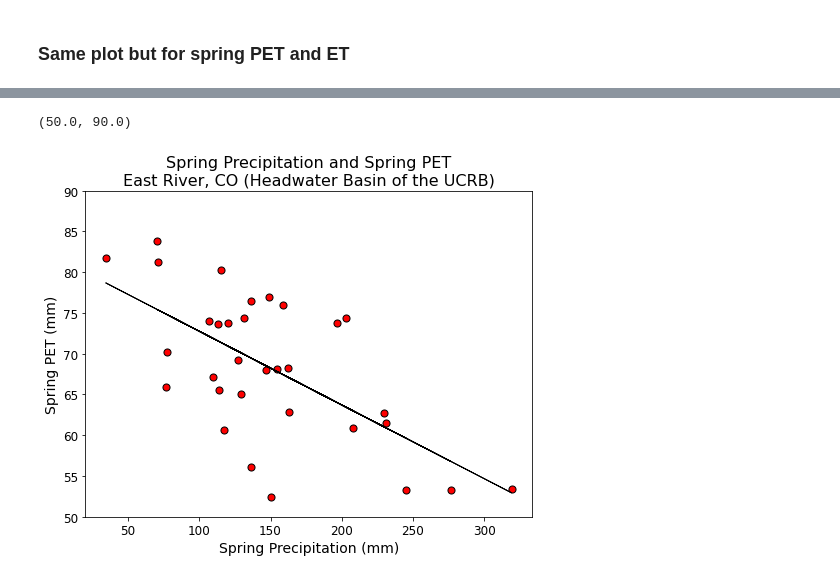
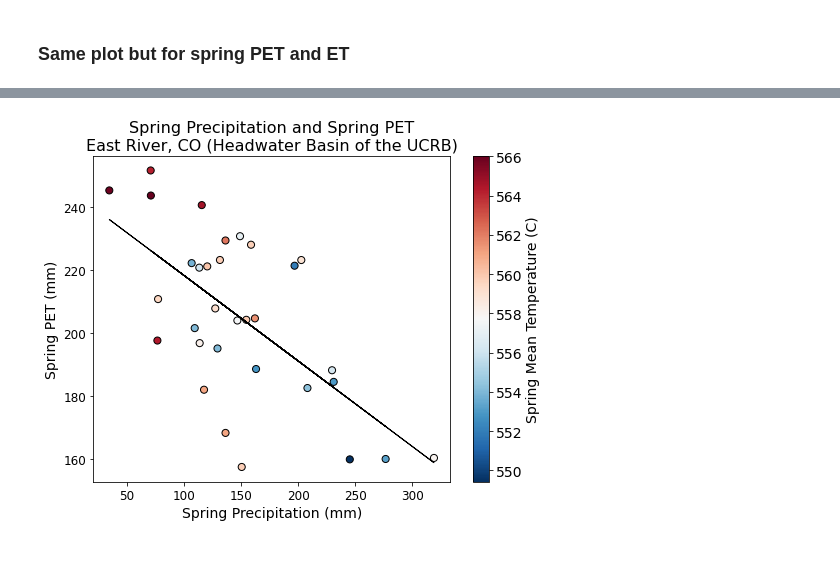
Before and after one commit to dlhogan97/Spring-Precipitation-Effect-CO-River, a Jupyter notebook: notebooks/Upper_CO_Analysis/notebooks/ucr_basin_et.ipynb, the cells around one changed output, grey strips where cells are left out. Cells and saved outputs as stored; diff of their text form; code cells hidden in the pictures.

```diff
--- a/notebooks/Upper_CO_Analysis/notebooks/ucr_basin_et.ipynb
+++ b/notebooks/Upper_CO_Analysis/notebooks/ucr_basin_et.ipynb
@@ -140,7 +153,9 @@ for year in range(1987,2021):
     # add ppt to df with measuuremnet = ppt and month going from 10,11,12,1,2,3,4,5,6,7,8,9
     df = pd.concat([df,
                     pd.DataFrame({'value':pet,'variable':'pet','month':[10,11,12,1,2,3,4,5,6,7,8,9],'year':year}),
-                    pd.DataFrame({'value':ppt,'variable':'ppt','month':[10,11,12,1,2,3,4,5,6,7,8,9],'year':year})],ignore_index=True)
+                    pd.DataFrame({'value':ppt,'variable':'ppt','month':[10,11,12,1,2,3,4,5,6,7,8,9],'year':year}),
+                    pd.DataFrame({'value':t.values,'variable':'t','month':[10,11,12,1,2,3,4,5,6,7,8,9],'year':year})],
+                    ignore_index=True)
 # %% [output]
 Processing year 1987...
 Processing year 1988...
@@ -168,19 +266,30 @@ df.to_csv('../data/etdata/east_river_pet_wrf.csv')
 # %%
 fig, ax = plt.subplots(figsize=(8,6))
 # create the pivot table for spring conditions
 spring_totals = df[df['month'].isin([4,5,6])].pivot_table(index='year',columns='variable',values='value',aggfunc='sum').loc[1989:]
+spring_total_temp = df[df['month'].isin([4,5,6])].pivot_table(index='year',columns='variable',values='value',aggfunc='mean').loc[1989:]
 # from the pivot table plot spring precipitation against spring pet
-ax.scatter(spring_totals['ppt'],spring_totals['pet'],color='red',s=50, ec='k')
+cax = ax.scatter(spring_totals.ppt,
+           spring_totals.pet*3,
+           c=spring_totals.t-273.15,
+           cmap='RdBu_r',
+           s=50,
+           ec='k')
+# add a colorbar
+cbar = plt.colorbar(cax)
+cbar.set_label('Spring Mean Temperature (C)',fontsize=14)
+# increase the ticklabel size for the colorbar
+cbar.ax.tick_params(labelsize=14)
 # add a best fit line with r2 in the legend
-m, b = np.polyfit(spring_totals['ppt'],spring_totals['pet'], 1)
-ax.plot(spring_totals['ppt'], m*spring_totals['ppt'] + b, '-', color='k', linewidth=1)
+slope, intercept, r_value, p_value, std_err = stats.linregress(spring_totals.ppt,spring_totals.pet*3)
+m, b = np.polyfit(spring_totals.ppt,spring_totals.pet*3, 1)
+ax.plot(spring_totals.ppt, m*spring_totals.ppt + b, '-', color='k', linewidth=1)
 # add xlabel, ylabel, and title and make the sizes bigger
 ax.set_xlabel('Spring Precipitation (mm)',fontsize=14)
 ax.set_ylabel('Spring PET (mm)',fontsize=14)
 ax.set_title('Spring Precipitation and Spring PET\nEast River, CO (Headwater Basin of the UCRB)',fontsize=16)
 # increase the ticklabel size for x and y axes
 ax.tick_params(axis='both', which='major', labelsize=12)
-ax.set_ylim(50,90)
+# ax.set_ylim(50,90)
 # %% [output]
-(50.0, 90.0)
-[figure, old version]
+[figure, new version]
```
Also changed, not shown: parts of 20 cells of this notebook, 5 other files.
